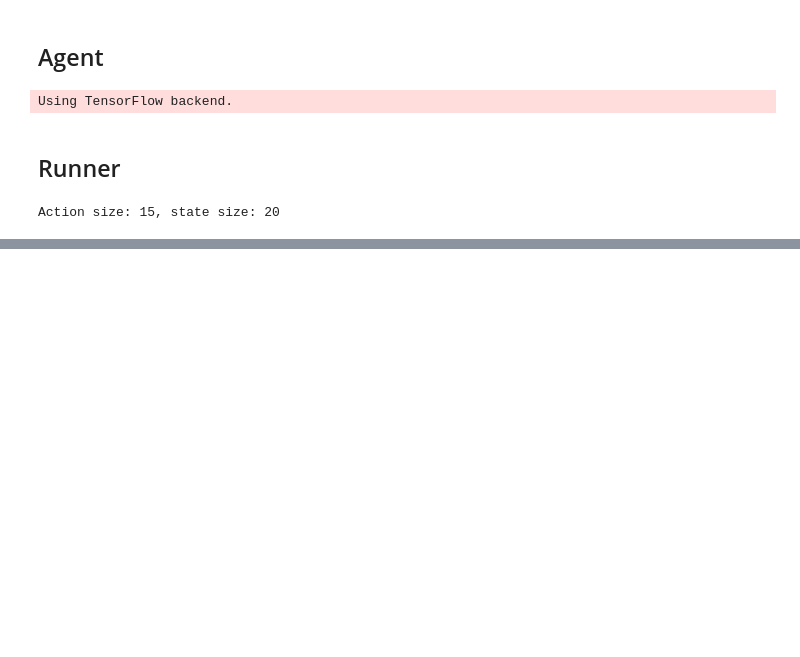
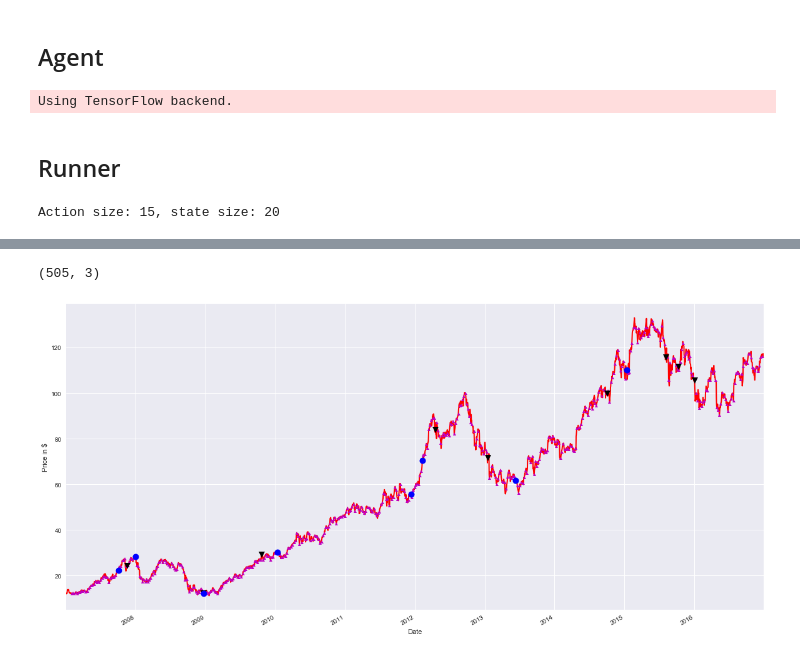
Before and after one commit to minimalgeek/DeepLearning, a Jupyter notebook: Stock/02_deep_q_network.ipynb, the cells around one changed output, grey strips where cells are left out. Cells and saved outputs as stored; diff of their text form; code cells hidden in the pictures; blank space fills up the shorter version.

Commit message:
Plotting the result

```diff
--- a/Stock/02_deep_q_network.ipynb
+++ b/Stock/02_deep_q_network.ipynb
@@ -221,0 +223,3 @@ episode: 356/500, score: 147641.31470948, e: 0.05
+# %%
+signals = np.array([[], [], []]).T
+signals.shape
@@ -221,0 +228,4 @@ episode: 356/500, score: 147641.31470948, e: 0.05
+# %%
+for key, value in max_reward[1].items():
+    print('Date: {} => Action: {} => Reward: {}'.format(key, value[0].act, value[1]))
+    signals = np.concatenate((signals, np.array([[key, value[0].act, env.data.loc[key]['Close']]])), axis = 0)
@@ -221,0 +250,8 @@ episode: 356/500, score: 147641.31470948, e: 0.05
+# %%
+signals.shape
+# %% [output]
+(505, 3)
+# %%
+signals_df = pd.DataFrame(signals)
+# %%
+signals_df.set_index(keys = [0], inplace=True)
@@ -221,0 +262,26 @@ episode: 356/500, score: 147641.31470948, e: 0.05
+# %%
+fig = plt.figure(figsize=(20,10))
+
+# Add a subplot and label for y-axis
+ax1 = fig.add_subplot(111,  ylabel='Price in $')
+
+# Plot the closing price
+env.data['Close'].plot(ax=ax1, color='r', lw=2.)
+
+# Plot the buy signals
+ax1.plot(signals_df.loc[signals_df[1] == 'buy'].index,
+         signals_df.loc[signals_df[1] == 'buy'][2],
+         '^', markersize=5, color='m')
+
+ax1.plot(signals_df.loc[signals_df[1] == 'sell'].index,
+         signals_df.loc[signals_df[1] == 'sell'][2],
+         'v', markersize=10, color='k')
+
+ax1.plot(signals_df.loc[signals_df[1] == 'skip'].index,
+         signals_df.loc[signals_df[1] == 'skip'][2],
+         'o', markersize=10, color='b')
+
+# Show the plot
+plt.show()
+# %% [output]
+[figure, added]
```
Also changed, not shown: parts of 6 cells of this notebook.
